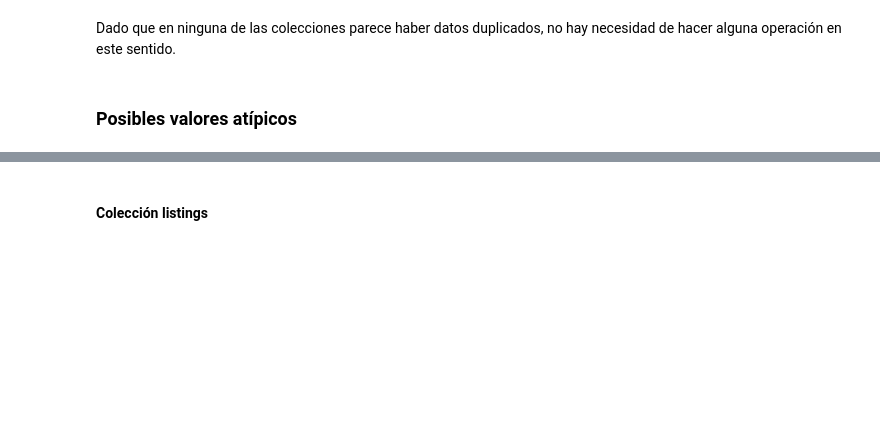
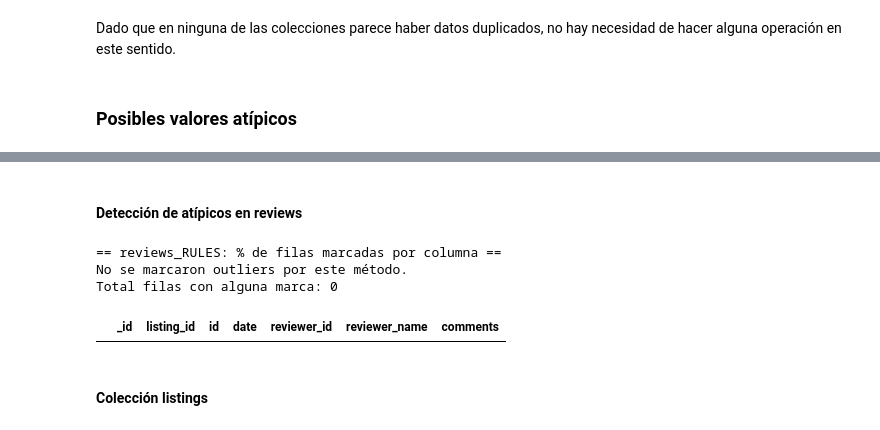
Before and after one commit to EmilianoVS09/Parcial2BI, a Jupyter notebook: notebooks/Parcial2ETLAirBNB.ipynb, the cells around one changed output, grey strips where cells are left out. Drawn from its saved outputs; the diff is of its cells as text; code cells hidden in the pictures; blank space fills up the shorter version.

```diff
--- a/notebooks/Parcial2ETLAirBNB.ipynb
+++ b/notebooks/Parcial2ETLAirBNB.ipynb
@@ -273,3 +724,19 @@ Dado que en ninguna de las colecciones parece haber datos duplicados, no hay nec
+# %% [markdown]
+#### Detección de atípicos en reviews
+# %%
+# 1) Resumen de las reglas de negocio aplicadas
+summarize_flags(biz_rev, 'reviews_RULES')
+
+# 2) Subconjunto de registros sospechosos
+sus_rev = rev[biz_rev.any(axis=1)].copy()
+
+# 3) Vista rápida de los registros detectados
+sus_rev.head()
+# %% [output]
+== reviews_RULES: % de filas marcadas por columna ==
+No se marcaron outliers por este método.
+Total filas con alguna marca: 0
+|  | _id | listing_id | id | date | reviewer_id | reviewer_name | comments |
 # %% [markdown]
 #### Colección listings
 # %% [markdown]
```
Also changed, not shown: parts of 34 cells of this notebook, 7 other files.
